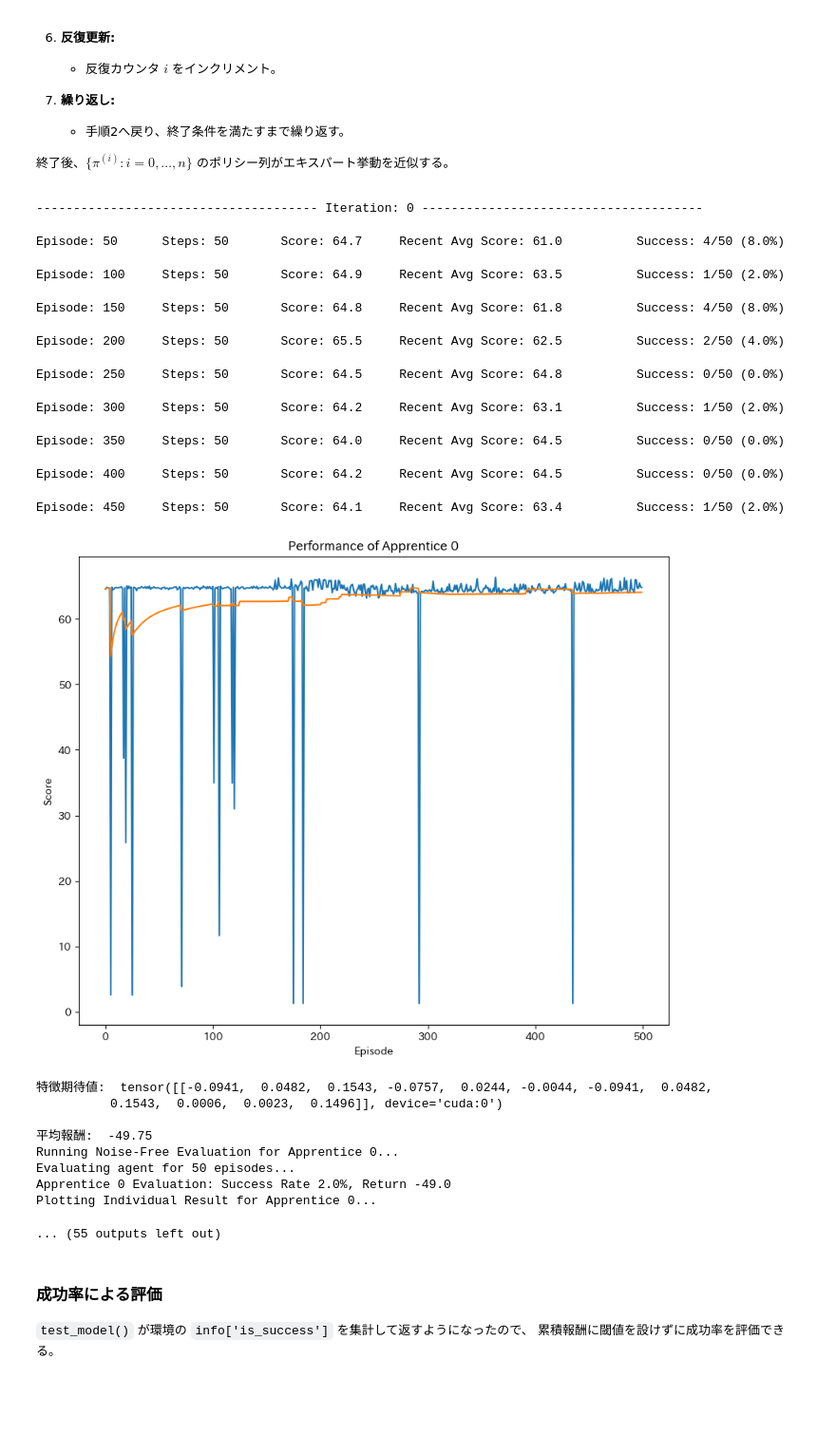
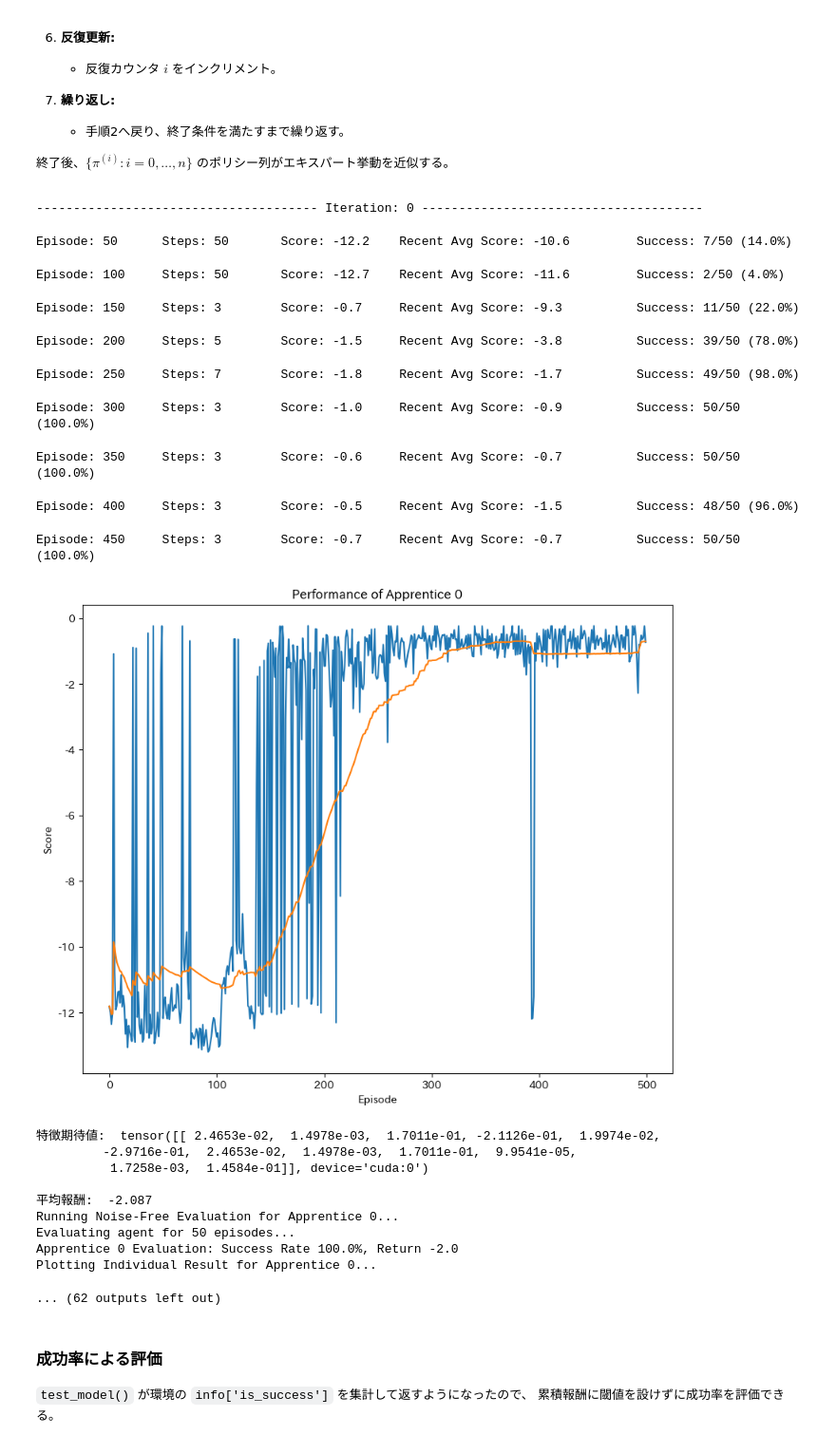
Before and after one commit to 2410072/manipulator-inverse-rl, a Jupyter notebook: IRL/Panda_Reach_v3_IRL.ipynb, the cells around one changed output. Shown at 95% size. Drawn from its saved outputs; the diff is of its cells as text; code cells hidden in the pictures; blank space fills up the shorter version.

```diff
--- a/IRL/Panda_Reach_v3_IRL.ipynb
+++ b/IRL/Panda_Reach_v3_IRL.ipynb
@@ -466,7 +466,7 @@ def evaluate_agent(agent, env, episodes=50, steps=200):
     return mean_return, std_return, success_rate, successes, returns
 # %%
 def projection_method_algorithm(env, expert_feature_expectation, expert_history=None, epsilon=0.001, m=2000, n_episodes=500,
-                                opt_steps=50, batch_size=256, exploration_period=7500, save_render=False, fps=5, print_every=50):
+                                opt_steps=10, batch_size=256, exploration_period=125, save_render=False, fps=5, print_every=50):
 
     feature_expectation = []
     feature_expectation_bar = []
@@ -488,7 +488,8 @@ def projection_method_algorithm(env, expert_feature_expectation, expert_history=
         # Warm Start Logic: Load model from previous apprentice if available
         # i=0: Apprentice 0 (Fresh / Random)
         # i=1: Apprentice 1 (Load Apprentice 0)
-        load_path = None # Warm start disabled\n
+        load_path = f"./Models/Apprentice {i-1}/" if i > 0 else None
+
 
         # Reduce exploration for transfer learning to exploit prior knowledge
         current_exploration = exploration_period if i == 0 else int(exploration_period * 0.5)
@@ -656,43 +657,44 @@ def projection_method_algorithm(env, expert_feature_expectation, expert_history=
 # %%
 # Execute IRL projection method for auto runs
 
 exp_hist = successes if 'successes' in locals() else []
 
 # Settings updated per user request:
 # - n_episodes: 500
 # - exploration_period: 7500 (150 episodes, 30% of total)
 rewards, margins, success_rates, all_results = projection_method_algorithm(
     env,
     expert_feature_expectation,
     expert_history=exp_hist,
     n_episodes=500,
     m=1000,
-    exploration_period=7500
+    exploration_period=125
 )
 
 overall_success_rate = float(np.mean(success_rates)) if success_rates else 0.0
 print(f"Overall success rate across {len(success_rates)} apprentices: {overall_success_rate:.1f}%")
 # %% [output]
 -------------------------------------- Iteration: 0 --------------------------------------
-Episode: 50      Steps: 50       Score: 64.7     Recent Avg Score: 61.0          Success: 4/50 (8.0%)
+Episode: 50      Steps: 50       Score: -12.2    Recent Avg Score: -10.6         Success: 7/50 (14.0%)
-Episode: 100     Steps: 50       Score: 64.9     Recent Avg Score: 63.5          Success: 1/50 (2.0%)
+Episode: 100     Steps: 50       Score: -12.7    Recent Avg Score: -11.6         Success: 2/50 (4.0%)
-Episode: 150     Steps: 50       Score: 64.8     Recent Avg Score: 61.8          Success: 4/50 (8.0%)
+Episode: 150     Steps: 3        Score: -0.7     Recent Avg Score: -9.3          Success: 11/50 (22.0%)
-Episode: 200     Steps: 50       Score: 65.5     Recent Avg Score: 62.5          Success: 2/50 (4.0%)
+Episode: 200     Steps: 5        Score: -1.5     Recent Avg Score: -3.8          Success: 39/50 (78.0%)
-Episode: 250     Steps: 50       Score: 64.5     Recent Avg Score: 64.8          Success: 0/50 (0.0%)
+Episode: 250     Steps: 7        Score: -1.8     Recent Avg Score: -1.7          Success: 49/50 (98.0%)
-Episode: 300     Steps: 50       Score: 64.2     Recent Avg Score: 63.1          Success: 1/50 (2.0%)
+Episode: 300     Steps: 3        Score: -1.0     Recent Avg Score: -0.9          Success: 50/50 (100.0%)
-Episode: 350     Steps: 50       Score: 64.0     Recent Avg Score: 64.5          Success: 0/50 (0.0%)
+Episode: 350     Steps: 3        Score: -0.6     Recent Avg Score: -0.7          Success: 50/50 (100.0%)
-Episode: 400     Steps: 50       Score: 64.2     Recent Avg Score: 64.5          Success: 0/50 (0.0%)
+Episode: 400     Steps: 3        Score: -0.5     Recent Avg Score: -1.5          Success: 48/50 (96.0%)
-Episode: 450     Steps: 50       Score: 64.1     Recent Avg Score: 63.4          Success: 1/50 (2.0%)
+Episode: 450     Steps: 3        Score: -0.7     Recent Avg Score: -0.7          Success: 50/50 (100.0%)
-[figure, old version]
+[figure, new version]
-特徴期待値:  tensor([[-0.0941,  0.0482,  0.1543, -0.0757,  0.0244, -0.0044, -0.0941,  0.0482,
-          0.1543,  0.0006,  0.0023,  0.1496]], device='cuda:0')
+特徴期待値:  tensor([[ 2.4653e-02,  1.4978e-03,  1.7011e-01, -2.1126e-01,  1.9974e-02,
+         -2.9716e-01,  2.4653e-02,  1.4978e-03,  1.7011e-01,  9.9541e-05,
+          1.7258e-03,  1.4584e-01]], device='cuda:0')
 
-平均報酬:  -49.75
+平均報酬:  -2.087
 Running Noise-Free Evaluation for Apprentice 0...
 Evaluating agent for 50 episodes...
-Apprentice 0 Evaluation: Success Rate 2.0%, Return -49.0
+Apprentice 0 Evaluation: Success Rate 100.0%, Return -2.0
 Plotting Individual Result for Apprentice 0...
-... (55 outputs left out)
+... (62 outputs left out)
 # %%
 # Plot apprentice rewards with 1-indexed horizontal axis
 plt.figure(figsize=(8, 6))
```
Also changed, not shown: parts of 5 cells of this notebook, 50 other files.
